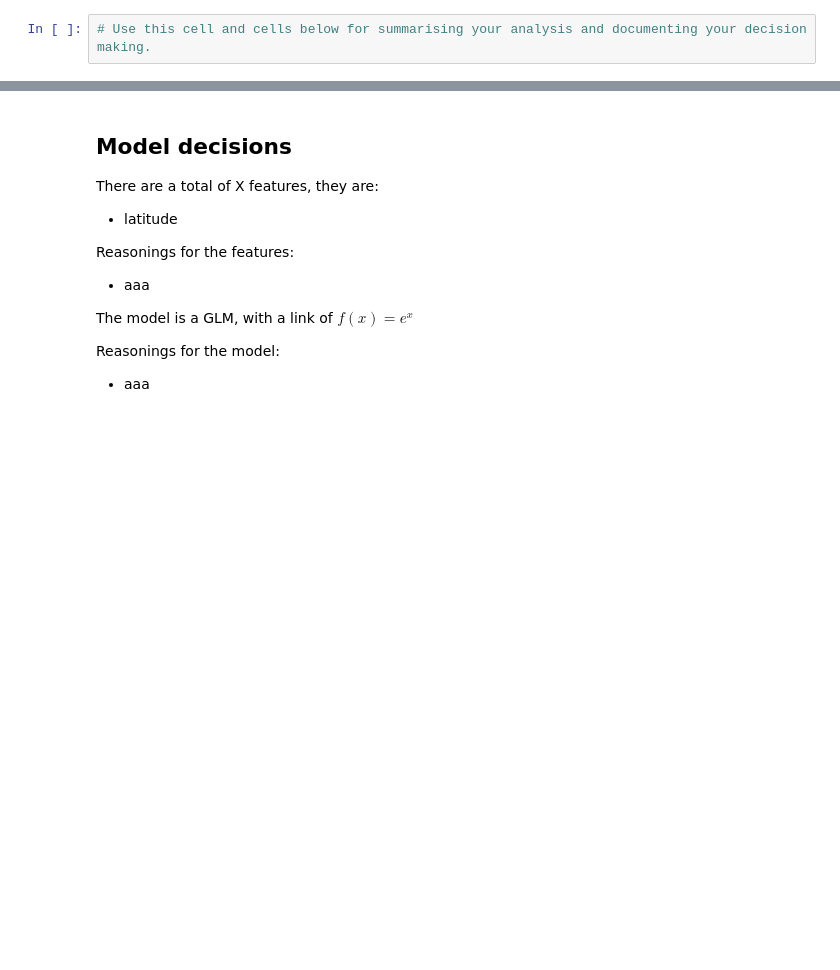
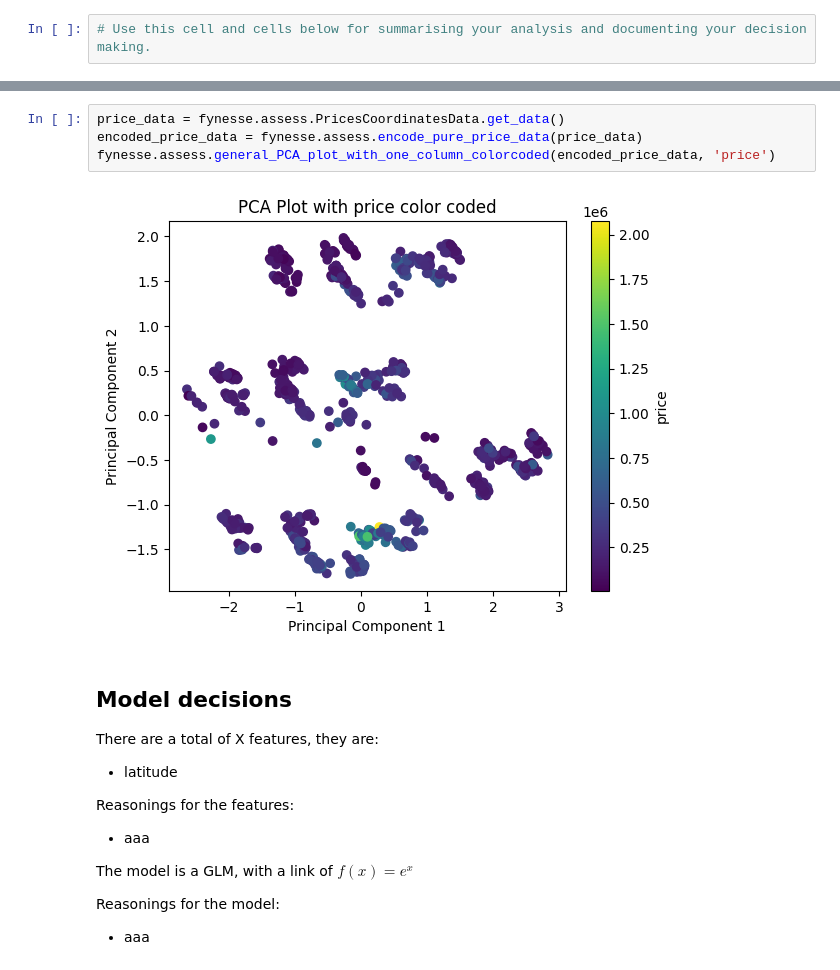
Before and after one commit to jeffrey-22/ads, a Jupyter notebook: notebooks/assessment_wip.ipynb, the cells around one changed output, grey strips where cells are left out. Cells and saved outputs as stored; diff of their text form; blank space fills up the shorter version.

Commit message:
add assess: general PCA

```diff
--- a/notebooks/assessment_wip.ipynb
+++ b/notebooks/assessment_wip.ipynb
@@ -82,3 +64,9 @@ Explained Variance Ratio: [0.3007824  0.20965687]
+# %%
+price_data = fynesse.assess.PricesCoordinatesData.get_data()
+encoded_price_data = fynesse.assess.encode_pure_price_data(price_data)
+fynesse.assess.general_PCA_plot_with_one_column_colorcoded(encoded_price_data, 'price')
+# %% [output]
+[figure, added]
 # %% [markdown]
 ## Model decisions
 
```
Also changed, not shown: parts of 2 cells of this notebook, 4 other files.
